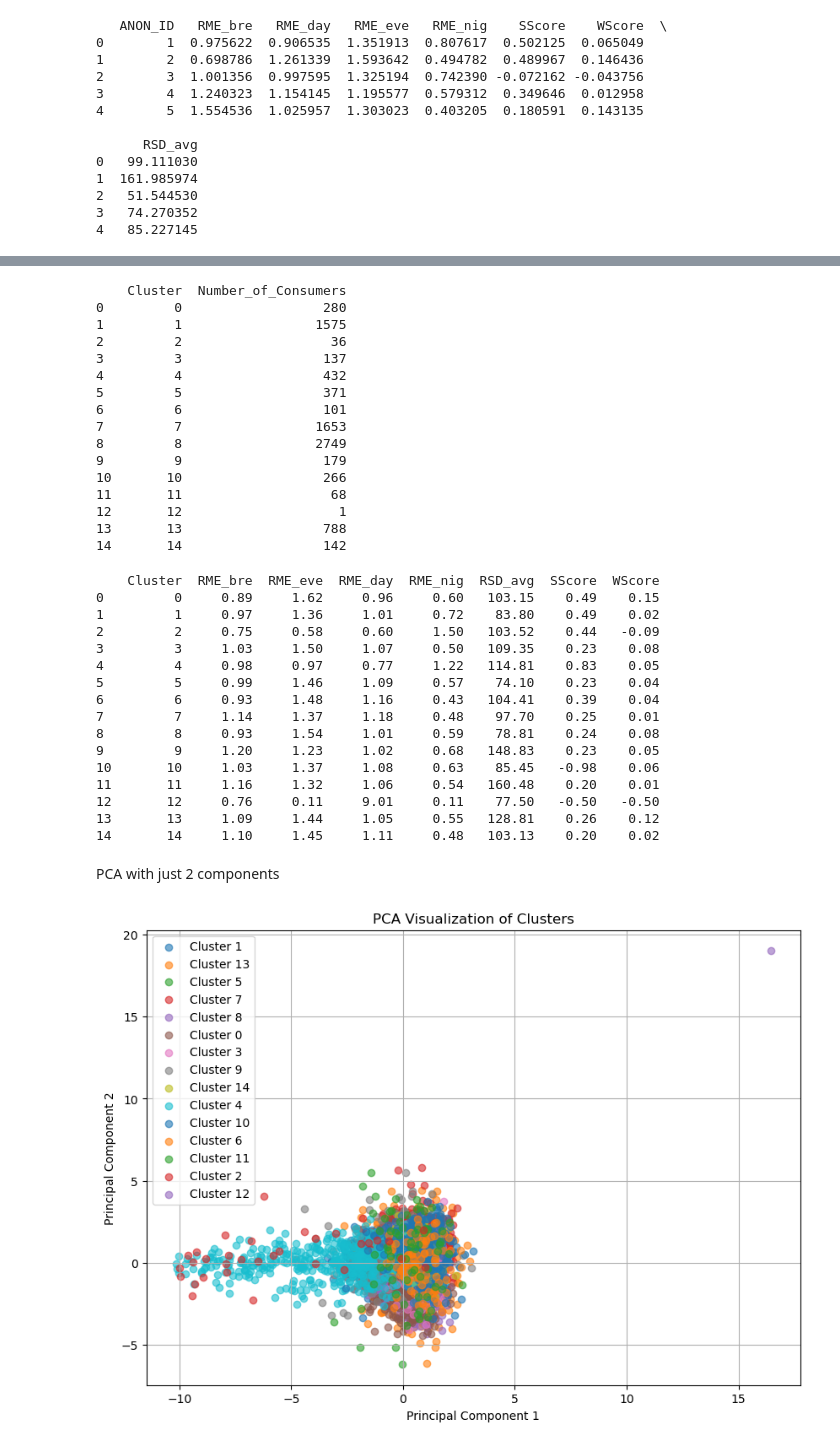
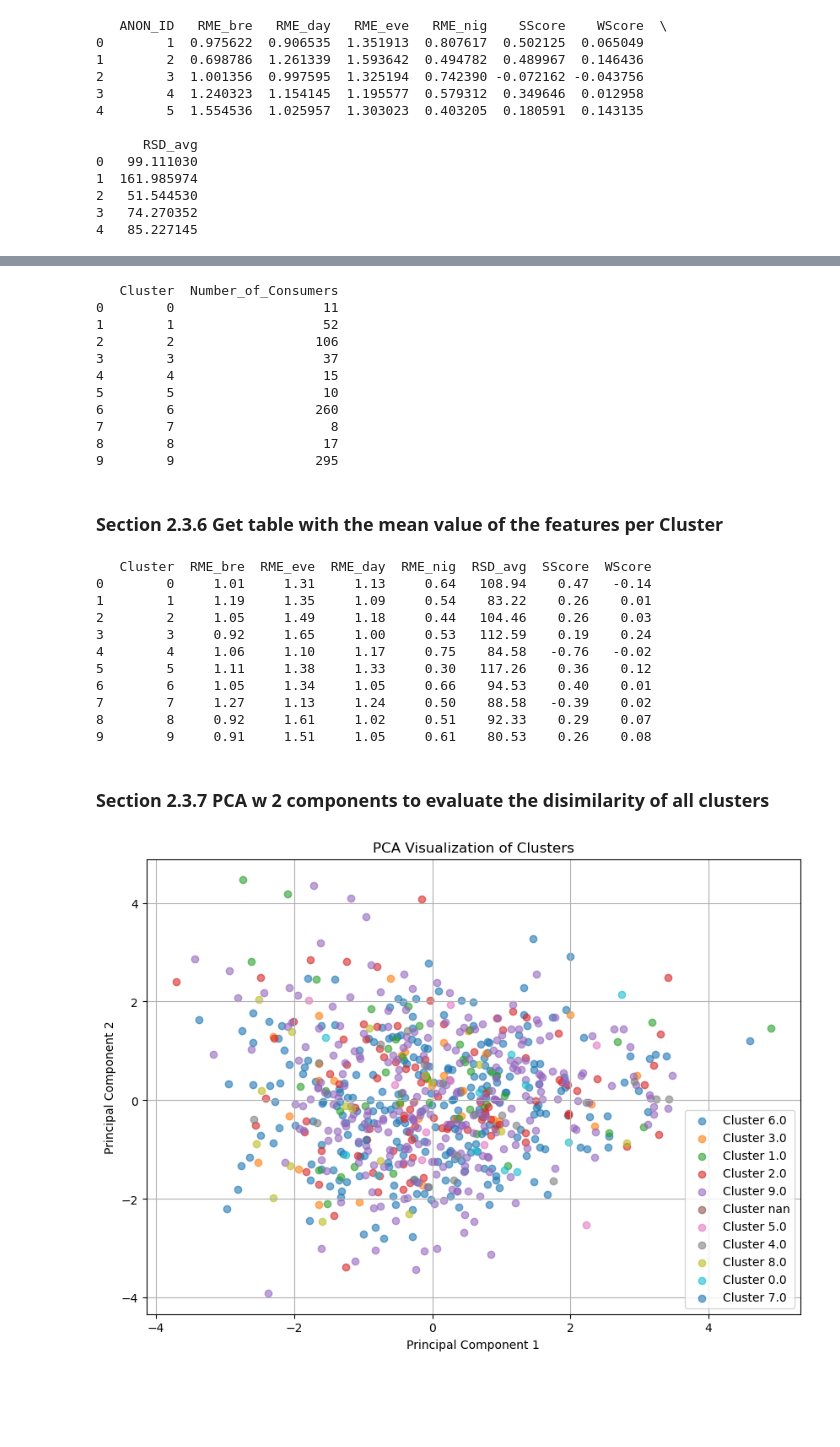
Before and after one commit to guri99uy/ST498_CAPSTONE, a Jupyter notebook: edrp_data_analysis.ipynb, the cells around one changed output, grey strips where cells are left out. Saved outputs shown, nothing was run; the diff lists cells and outputs as text; code cells hidden in the pictures; blank space fills up the shorter version.

```diff
--- a/edrp_data_analysis.ipynb
+++ b/edrp_data_analysis.ipynb
@@ -505,15 +658,15 @@ from sklearn.mixture import GaussianMixture
 from sklearn.preprocessing import StandardScaler
 
 # Define the features to be used for clustering
-features = ['RME_bre', 'RME_day', 'RME_eve', 'RME_nig', 'SScore', 'WScore', 'RSD_avg']
-X = df100_features[features]
+features = ['RME_bre', 'RME_eve', 'RME_day', 'RME_nig', 'RSD_avg', 'SScore', 'WScore']
+df100selected_features = df100selected_features[features]
 
 # Standardize the Features
 scaler = StandardScaler()
 X_scaled = scaler.fit_transform(X)
 
 # Define the range for the number of clusters
-cluster_range = range(1, 11)
+cluster_range = range(1, 21)
 
 # Lists to store AIC and BIC values
 aic_values = []
@@ -559,18 +724,18 @@ import pandas as pd
 
 # Define the features based on the updated order
 features = ['RME_bre', 'RME_eve', 'RME_day', 'RME_nig', 'RSD_avg', 'SScore', 'WScore']
-X = df100_features[features]
+X = df100selected_features[features]
 
 # Standardize the features
 scaler = StandardScaler()
 X_scaled = scaler.fit_transform(X)
 
 # Fit the Gaussian Mixture Model with 6 clusters
-gmm = GaussianMixture(n_components=15, random_state=42)  # INPUT THE NUMBER OF CLUSTERS
-df100_features['Cluster'] = gmm.fit_predict(X_scaled)
+gmm = GaussianMixture(n_components=10, random_state=42)  # INPUT THE OPTIMAL NUMBER OF CLUSTERS
+df100selected_features['Cluster'] = gmm.fit_predict(X_scaled)
 
 # Count the number of consumers per cluster
-cluster_counts = df100_features['Cluster'].value_counts().reset_index()
+cluster_counts = df100selected_features['Cluster'].value_counts().reset_index()
 cluster_counts.columns = ['Cluster', 'Number_of_Consumers']
 
 # Sort the clusters for better readability
@@ -579,50 +744,42 @@ cluster_counts = cluster_counts.sort_values(by='Cluster').reset_index(drop=True)
 # Display the cluster counts
 print(cluster_counts)
 # %% [output]
-    Cluster  Number_of_Consumers
-0         0                  280
-1         1                 1575
-2         2                   36
-3         3                  137
-4         4                  432
-5         5                  371
-6         6                  101
-7         7                 1653
-8         8                 2749
-9         9                  179
-10       10                  266
-11       11                   68
-12       12                    1
-13       13                  788
-14       14                  142
+   Cluster  Number_of_Consumers
+0        0                   11
+1        1                   52
+2        2                  106
+3        3                   37
+4        4                   15
+5        5                   10
+6        6                  260
+7        7                    8
+8        8                   17
+9        9                  295
+# %% [markdown]
+### Section 2.3.6 Get table with the mean value of the features per Cluster
 # %%
 # Define the selected attributes for which we want to calculate the mean
 selected_attributes = ['RME_bre', 'RME_eve', 'RME_day', 'RME_nig', 'RSD_avg', 'SScore', 'WScore']
 
 # Group by Cluster and calculate the mean for each attribute
-cluster_means = df100_features.groupby('Cluster')[selected_attributes].mean().reset_index()
+cluster_means = df100selected_features.groupby('Cluster')[selected_attributes].mean().reset_index()
 cluster_means = cluster_means.round(2)
 # Display the resulting DataFrame
 print(cluster_means)
 # %% [output]
-    Cluster  RME_bre  RME_eve  RME_day  RME_nig  RSD_avg  SScore  WScore
-0         0     0.89     1.62     0.96     0.60   103.15    0.49    0.15
-1         1     0.97     1.36     1.01     0.72    83.80    0.49    0.02
-2         2     0.75     0.58     0.60     1.50   103.52    0.44   -0.09
-3         3     1.03     1.50     1.07     0.50   109.35    0.23    0.08
-4         4     0.98     0.97     0.77     1.22   114.81    0.83    0.05
-5         5     0.99     1.46     1.09     0.57    74.10    0.23    0.04
-6         6     0.93     1.48     1.16     0.43   104.41    0.39    0.04
-7         7     1.14     1.37     1.18     0.48    97.70    0.25    0.01
-8         8     0.93     1.54     1.01     0.59    78.81    0.24    0.08
-9         9     1.20     1.23     1.02     0.68   148.83    0.23    0.05
-10       10     1.03     1.37     1.08     0.63    85.45   -0.98    0.06
-11       11     1.16     1.32     1.06     0.54   160.48    0.20    0.01
-12       12     0.76     0.11     9.01     0.11    77.50   -0.50   -0.50
-13       13     1.09     1.44     1.05     0.55   128.81    0.26    0.12
-14       14     1.10     1.45     1.11     0.48   103.13    0.20    0.02
+   Cluster  RME_bre  RME_eve  RME_day  RME_nig  RSD_avg  SScore  WScore
+0        0     1.01     1.31     1.13     0.64   108.94    0.47   -0.14
+1        1     1.19     1.35     1.09     0.54    83.22    0.26    0.01
+2        2     1.05     1.49     1.18     0.44   104.46    0.26    0.03
+3        3     0.92     1.65     1.00     0.53   112.59    0.19    0.24
+4        4     1.06     1.10     1.17     0.75    84.58   -0.76   -0.02
+5        5     1.11     1.38     1.33     0.30   117.26    0.36    0.12
+6        6     1.05     1.34     1.05     0.66    94.53    0.40    0.01
+7        7     1.27     1.13     1.24     0.50    88.58   -0.39    0.02
+8        8     0.92     1.61     1.02     0.51    92.33    0.29    0.07
+9        9     0.91     1.51     1.05     0.61    80.53    0.26    0.08
 # %% [markdown]
-PCA with just 2 components
+### Section 2.3.7 PCA w 2 components to evaluate the disimilarity of all clusters
 # %%
 import pandas as pd
 import numpy as np
@@ -632,36 +789,36 @@ from sklearn.preprocessing import StandardScaler
 
 # Define the selected features for PCA
 features = ['RME_bre', 'RME_eve', 'RME_day', 'RME_nig', 'RSD_avg', 'SScore', 'WScore']
-X = df100_features[features]
+X = df100selected_features[features]
 
 # Standardize the features
 scaler = StandardScaler()
 X_scaled = scaler.fit_transform(X)
 
 # Apply PCA to reduce to 2 dimensions
 pca = PCA(n_components=2)
 X_pca = pca.fit_transform(X_scaled)
 
 # Create a DataFrame with the PCA results and the cluster labels
 df_pca = pd.DataFrame(X_pca, columns=['PCA1', 'PCA2'])
-df_pca['Cluster'] = df100_features['Cluster']
+df_pca['Cluster'] = df100selected_features['Cluster']
 
 # Plot the PCA-transformed data with cluster labels
 plt.figure(figsize=(10, 7))
 for cluster in df_pca['Cluster'].unique():
     plt.scatter(
         df_pca[df_pca['Cluster'] == cluster]['PCA1'],
         df_pca[df_pca['Cluster'] == cluster]['PCA2'],
         label=f'Cluster {cluster}',
         alpha=0.6
     )
 
 # Add plot details
 plt.title('PCA Visualization of Clusters')
 plt.xlabel('Principal Component 1')
 plt.ylabel('Principal Component 2')
 plt.legend()
 plt.grid(True)
 plt.show()
 # %% [output]
-[figure, old version]
+[figure, new version]
```
Also changed, not shown: parts of 33 cells of this notebook.
